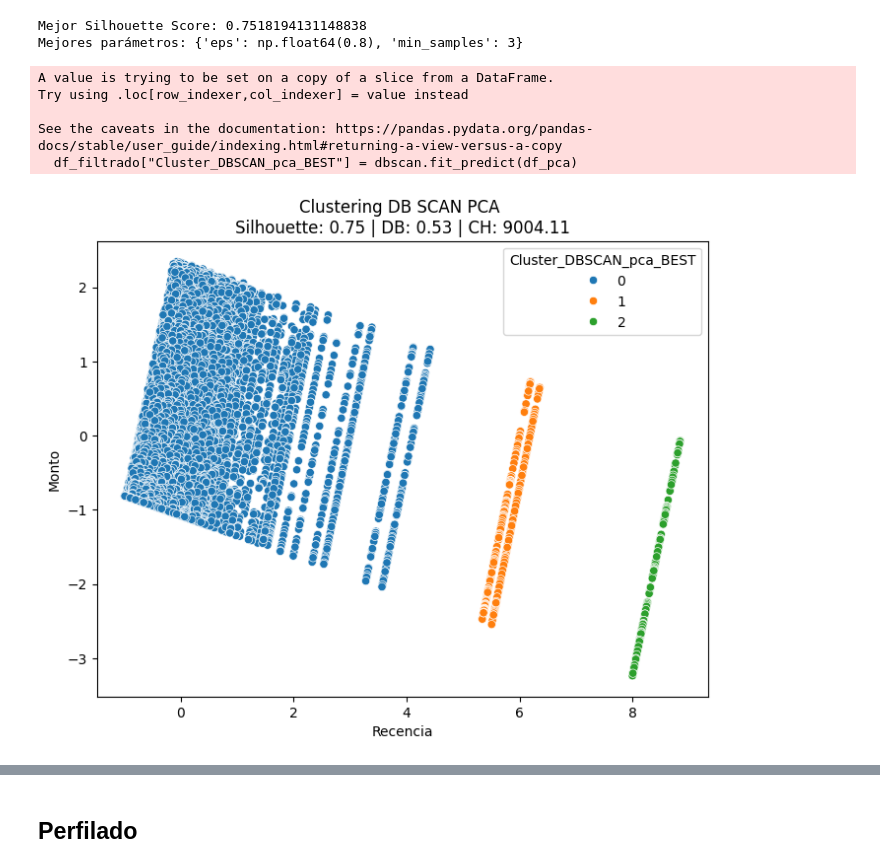
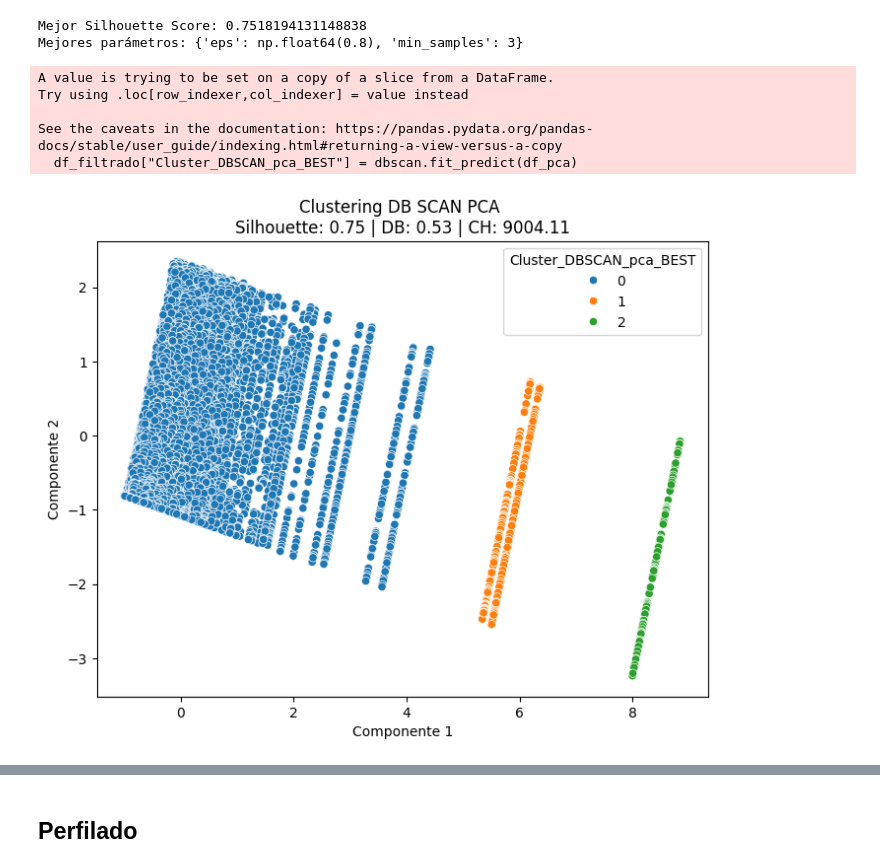
Before and after one commit to LLAES07/Segmentacion_clientes, a Jupyter notebook: notebook/2_MODEL_TRAINING.ipynb, the cells around one changed output, grey strips where cells are left out. Saved outputs shown, nothing was run; the diff lists cells and outputs as text; code cells hidden in the pictures.

```diff
--- a/notebook/2_MODEL_TRAINING.ipynb
+++ b/notebook/2_MODEL_TRAINING.ipynb
@@ -283,8 +294,8 @@ for i, method in enumerate(linkage_methods):
     # Graficar los puntos en un diagrama de dispersión para las dos primeras columnas
     plt.subplot(2, 2, i+1)
     plt.scatter(X.iloc[:, 0], X.iloc[:, 1], c=labels, cmap='viridis')
-    plt.xlabel('Recencia')
-    plt.ylabel('Monto')
+    plt.xlabel('Componente 1')
+    plt.ylabel('Componente 2')
     plt.title(f'Clustering jerárquico - Enlace: {method}\nSilhouette: {sc:.2f} | DB: {db_index:.2f} | CH: {ch_index:.2f}')
 
 
@@ -428,28 +439,28 @@ Mejores parámetros: {'eps': np.float64(0.8), 'min_samples': 3}
 # %%
 
 # Crear el modelo DBSCAN
 dbscan = DBSCAN(eps=0.8, min_samples=3)  # Ajusta eps y min_samples según sea necesario
 df_filtrado["Cluster_DBSCAN_pca_BEST"] = dbscan.fit_predict(df_pca)
 
 
 sc = silhouette_score(X, df_filtrado['Cluster_DBSCAN_pca_BEST'] )
 db_index = davies_bouldin_score(X, df_filtrado['Cluster_DBSCAN_pca_BEST'] )
 ch_index = calinski_harabasz_score(X, df_filtrado['Cluster_DBSCAN_pca_BEST'] )
 results2[f'Cluster_DBSCAN_pca_BEST'] = {'silhoutte_score':sc, 'davies_bouldin_score':db_index, 'calinski_score':ch_index}
 
 
 # Visualizar los resultados
 plt.figure(figsize=(8, 6))
 sns.scatterplot(x=df_pca.iloc[:, 0], y=df_pca.iloc[:, 1], hue=df_filtrado["Cluster_DBSCAN_pca_BEST"], palette="tab10", legend="full")
-plt.xlabel("Recencia")
-plt.ylabel("Monto")
+plt.xlabel("Componente 1")
+plt.ylabel("Componente 2")
 plt.title("DBSCAN")
 plt.title(f'Clustering DB SCAN PCA \nSilhouette: {sc:.2f} | DB: {db_index:.2f} | CH: {ch_index:.2f}')
 plt.show()
 # %% [output]
 A value is trying to be set on a copy of a slice from a DataFrame.
 Try using .loc[row_indexer,col_indexer] = value instead
 
 See the caveats in the documentation: https://pandas.pydata.org/pandas-docs/stable/user_guide/indexing.html#returning-a-view-versus-a-copy
   df_filtrado["Cluster_DBSCAN_pca_BEST"] = dbscan.fit_predict(df_pca)
-[figure, old version]
+[figure, new version]
```
Also changed, not shown: parts of 11 cells of this notebook.
